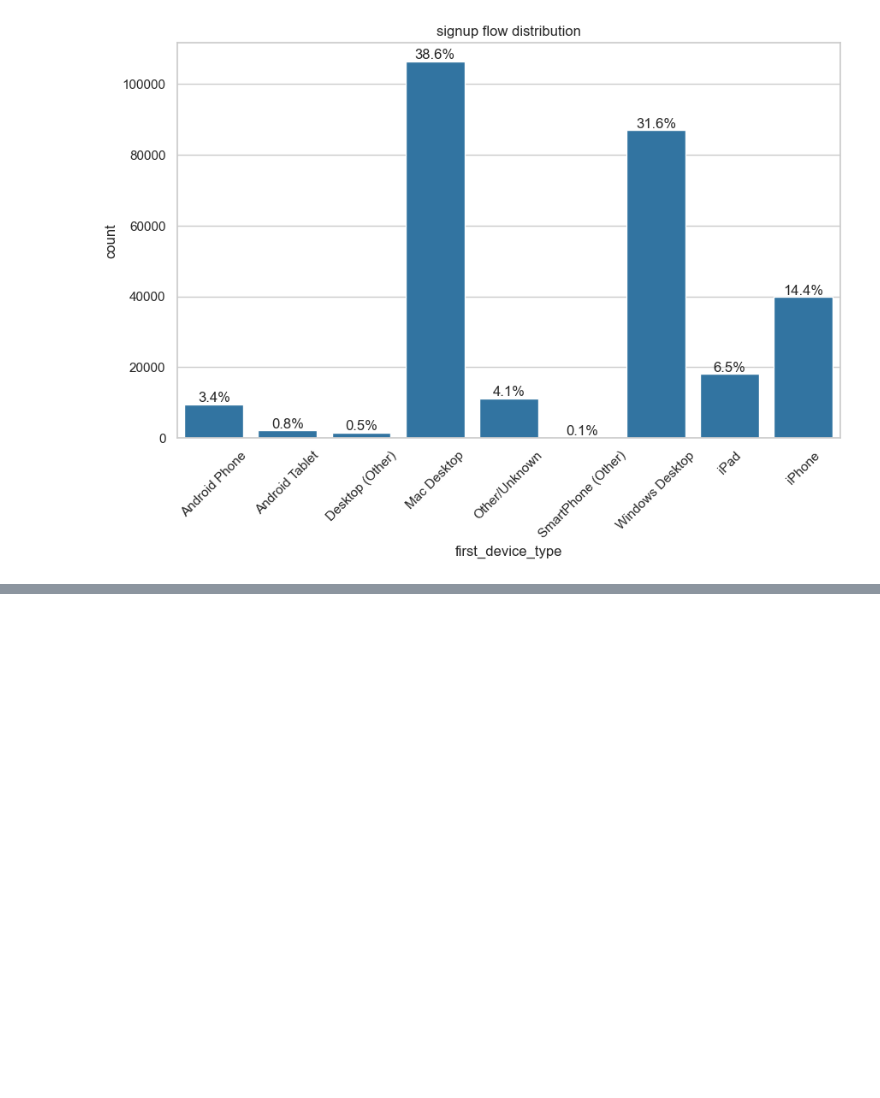
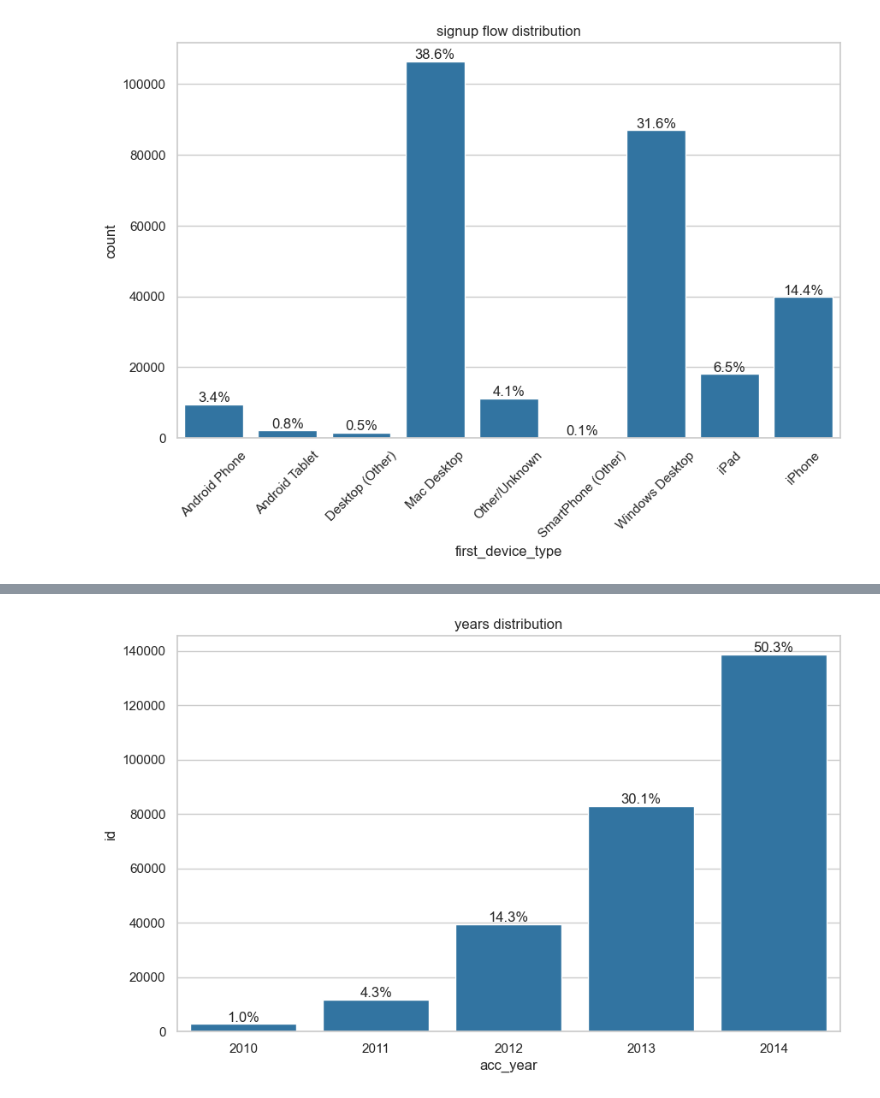
Before and after one commit to yoyocookie/airbnb_analysis, a Jupyter notebook: notebooks/test.ipynb, the cells around one changed output, grey strips where cells are left out. Saved outputs shown, nothing was run; the diff lists cells and outputs as text; code cells hidden in the pictures; blank space fills up the shorter version.

```diff
--- a/notebooks/test.ipynb
+++ b/notebooks/test.ipynb
@@ -598,0 +608,27 @@ Name: count, dtype: int64
+# %%
+#轉格式
+df_all['date_account_created'] = pd.to_datetime(df_all['date_account_created'])
+df_all['timestamp_first_active'] = pd.to_datetime(df_all['timestamp_first_active'], format='%Y%m%d%H%M%S')
+# %%
+df_all['acc_year'] = df_all['date_account_created'].dt.year
+df_year = df_all.groupby('acc_year').count()
+#設定有序類別
+years = [2010,2011,2012,2013,2014]
+years_order = pd.api.types.CategoricalDtype(ordered=True,categories=years)
+df_year.reset_index(inplace = True)
+df_year.acc_year = df_year.acc_year.astype(years_order)
+# %%
+total_count = len(df_all)
+
+plt.figure(figsize=(10,6))
+sns.barplot(data=df_year,x='acc_year',y= 'id')
+plt.title('years distribution')
+# 旋轉X軸的字標籤
+# plt.xticks(rotation=45)
+# 添加標籤
+for i in range(df_year.shape[0]):
+    count = df_year.iloc[i]['id']
+    percentage = f"{(count / total_count) * 100:.1f}%"  # 計算百分比
+    plt.text(i, count + 0.1, percentage, ha='center', va='bottom', fontsize=12)
+# %% [output]
+[figure, added]
```
Also changed, not shown: parts of 11 cells of this notebook.
